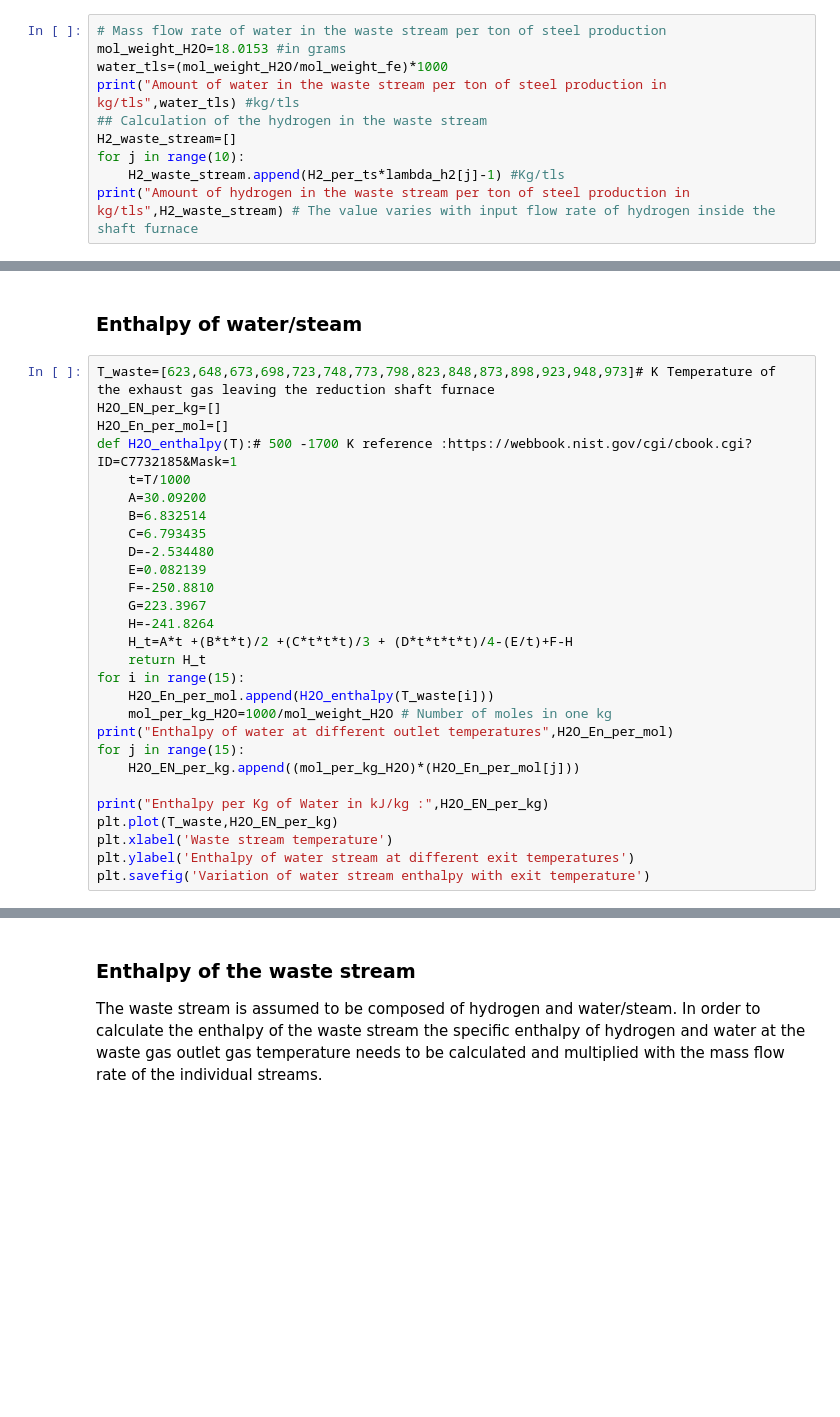
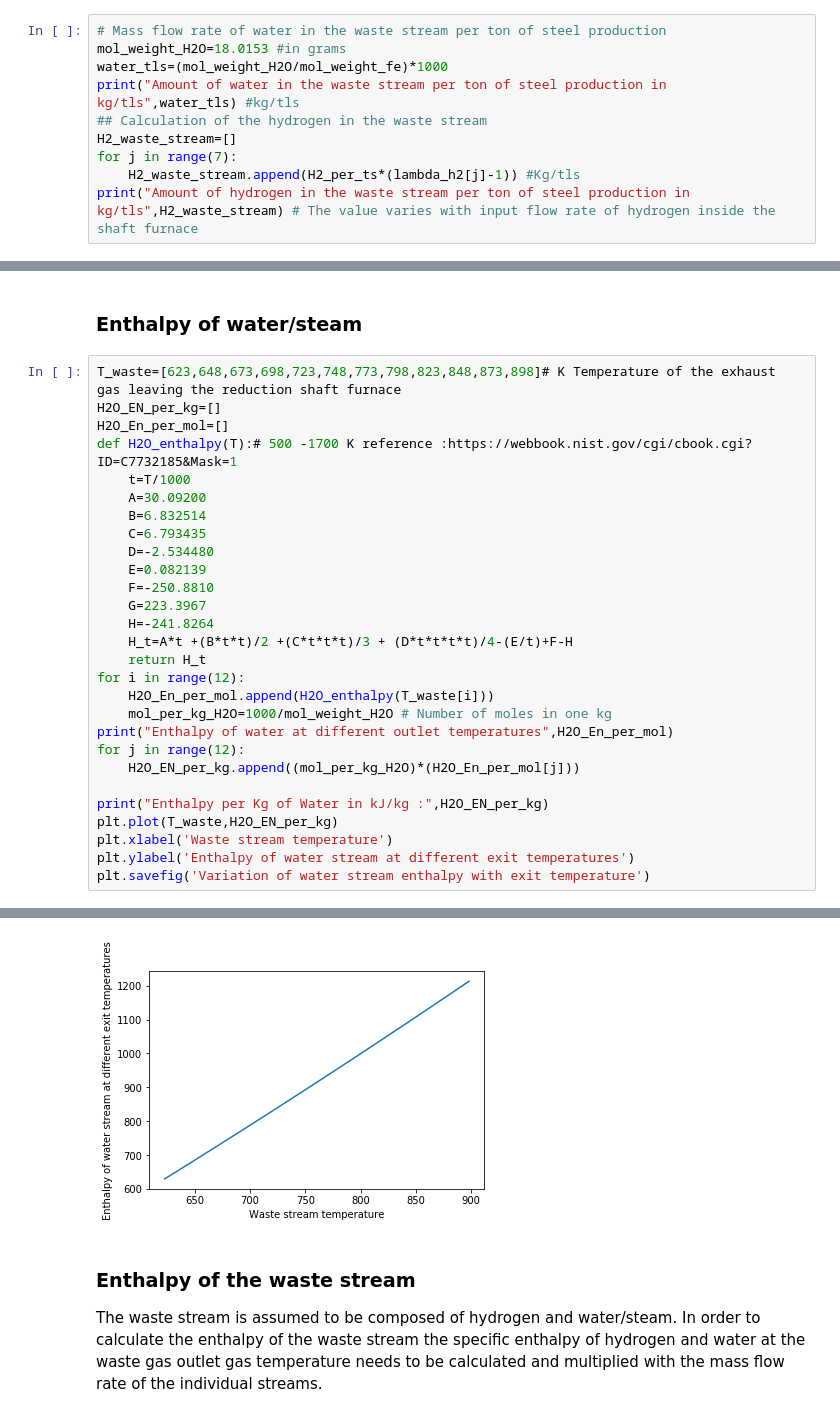
Before and after one commit to abhinavbhaskar/directreducediron, a Jupyter notebook: DRI_EAF_system_model.ipynb, the cells around one changed output, grey strips where cells are left out. Cells and saved outputs as stored; diff of their text form; blank space fills up the shorter version.

```diff
--- a/DRI_EAF_system_model.ipynb
+++ b/DRI_EAF_system_model.ipynb
@@ -281,6 +332,6 @@ water_tls=(mol_weight_H2O/mol_weight_fe)*1000
 print("Amount of water in the waste stream per ton of steel production in kg/tls",water_tls) #kg/tls
 ## Calculation of the hydrogen in the waste stream
 H2_waste_stream=[]
-for j in range(10):
-    H2_waste_stream.append(H2_per_ts*lambda_h2[j]-1) #Kg/tls
+for j in range(7):
+    H2_waste_stream.append(H2_per_ts*(lambda_h2[j]-1)) #Kg/tls
 print("Amount of hydrogen in the waste stream per ton of steel production in kg/tls",H2_waste_stream) # The value varies with input flow rate of hydrogen inside the shaft furnace
@@ -287,7 +341,7 @@ print("Amount of hydrogen in the waste stream per ton of steel production in kg/
 # %% [markdown]
 ### Enthalpy of water/steam
 # %%
-T_waste=[623,648,673,698,723,748,773,798,823,848,873,898,923,948,973]# K Temperature of the exhaust gas leaving the reduction shaft furnace
+T_waste=[623,648,673,698,723,748,773,798,823,848,873,898]# K Temperature of the exhaust gas leaving the reduction shaft furnace
 H2O_EN_per_kg=[]
 H2O_En_per_mol=[]
 def H2O_enthalpy(T):# 500 -1700 K reference :https://webbook.nist.gov/cgi/cbook.cgi?ID=C7732185&Mask=1
@@ -302,11 +356,11 @@ def H2O_enthalpy(T):# 500 -1700 K reference :https://webbook.nist.gov/cgi/cbook.
     H=-241.8264
     H_t=A*t +(B*t*t)/2 +(C*t*t*t)/3 + (D*t*t*t*t)/4-(E/t)+F-H
     return H_t
-for i in range(15):
+for i in range(12):
     H2O_En_per_mol.append(H2O_enthalpy(T_waste[i]))
     mol_per_kg_H2O=1000/mol_weight_H2O # Number of moles in one kg
 print("Enthalpy of water at different outlet temperatures",H2O_En_per_mol)
-for j in range(15):
+for j in range(12):
     H2O_EN_per_kg.append((mol_per_kg_H2O)*(H2O_En_per_mol[j]))
 
 print("Enthalpy per Kg of Water in kJ/kg :",H2O_EN_per_kg)
@@ -314,3 +368,4 @@ plt.plot(T_waste,H2O_EN_per_kg)
 plt.xlabel('Waste stream temperature')
 plt.ylabel('Enthalpy of water stream at different exit temperatures')
 plt.savefig('Variation of water stream enthalpy with exit temperature')
+# %% [output]
@@ -317,3 +374,4 @@ plt.savefig('Variation of water stream enthalpy with exit temperature')
+[figure, added]
 # %% [markdown]
 ### Enthalpy of the waste stream
 
```
Also changed, not shown: parts of 25 cells of this notebook.
